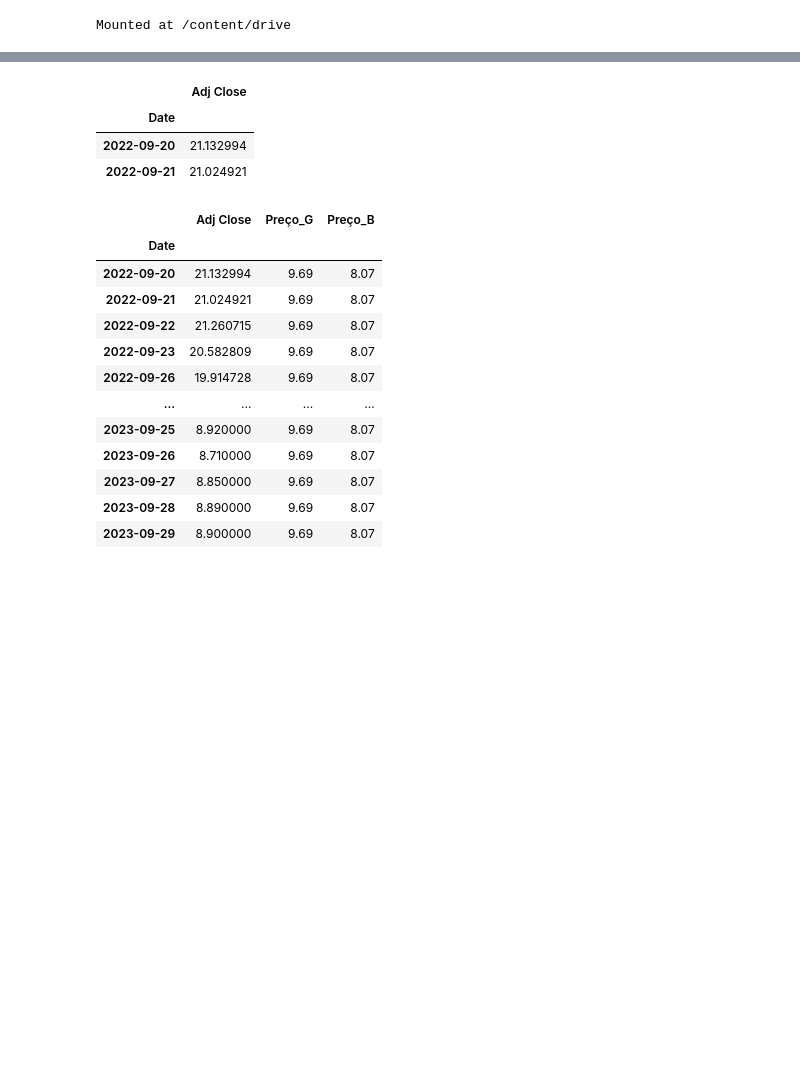
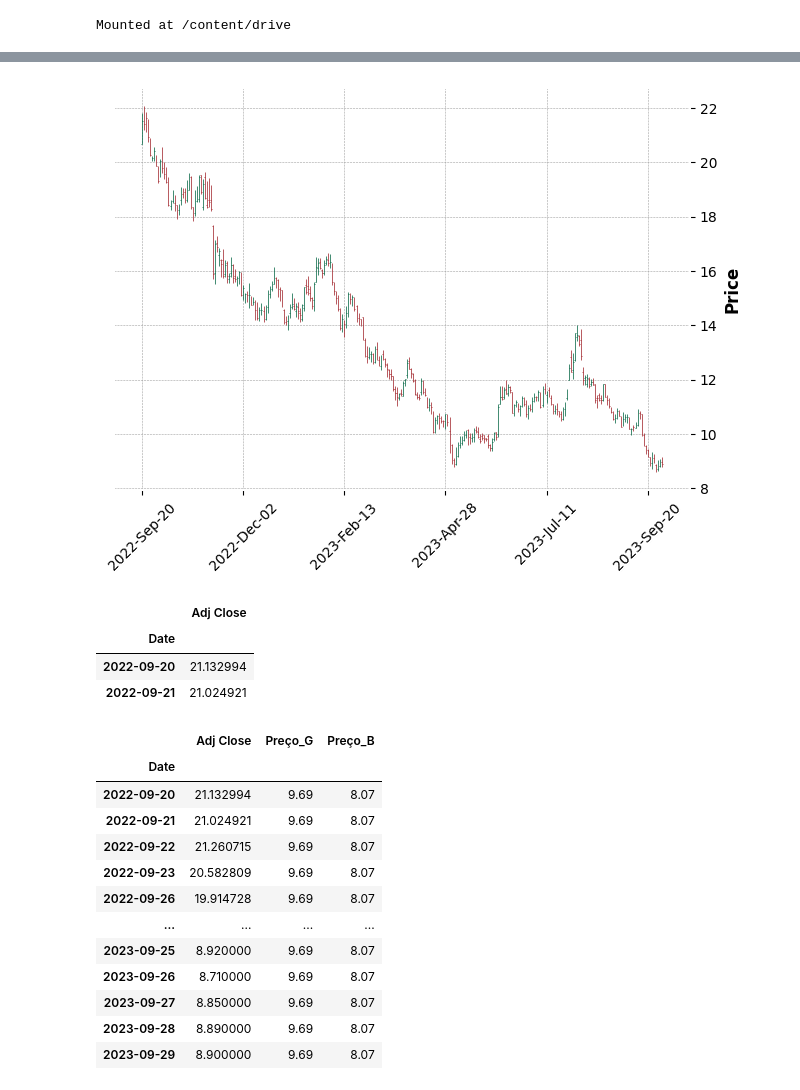
Before and after one commit to facklen/python_para_investimentos, a Jupyter notebook: Análise_Opção_CRFB3V1.ipynb, the cells around one changed output, grey strips where cells are left out. Drawn from its saved outputs; the diff is of its cells as text; code cells hidden in the pictures; blank space fills up the shorter version.

```diff
--- a/Análise_Opção_CRFB3V1.ipynb
+++ b/Análise_Opção_CRFB3V1.ipynb
@@ -81,3 +86,9 @@ ModuleNotFoundError: ignored
+# %%
+mpf.plot(ohlc,style='charles')
+mc = mpf.make_marketcolors(up='g',down='r')
+s  = mpf.make_mpf_style(marketcolors=mc)
+# %% [output]
+[figure, added]
 # %%
 Ativo_Ajustado = Ativo.drop(Ativo.columns[[0,1,2,3,5]],axis=1)
 Ativo_Ajustado.head(2)
```
Also changed, not shown: parts of 9 cells of this notebook.
